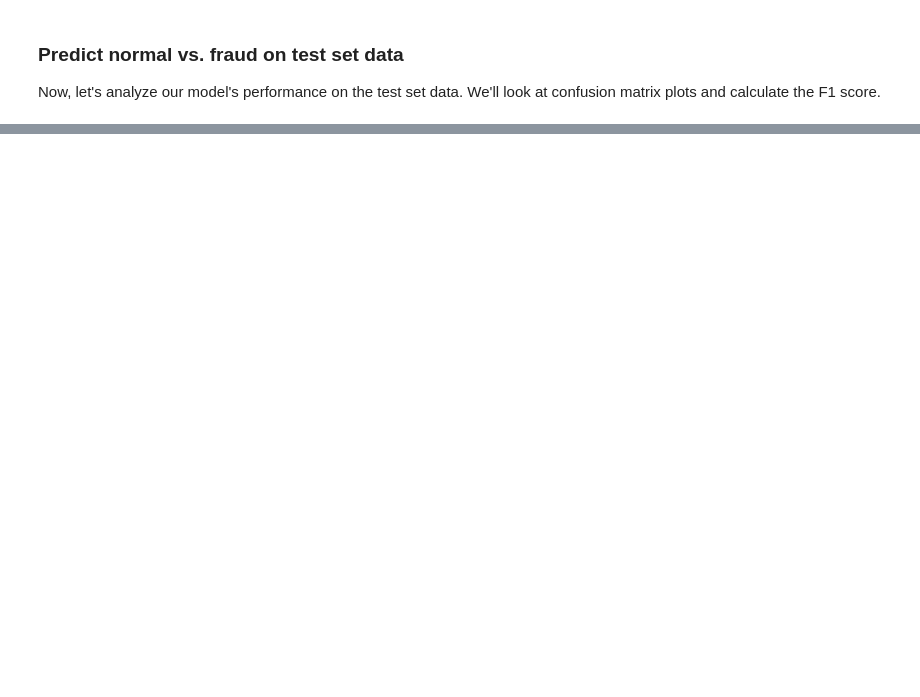
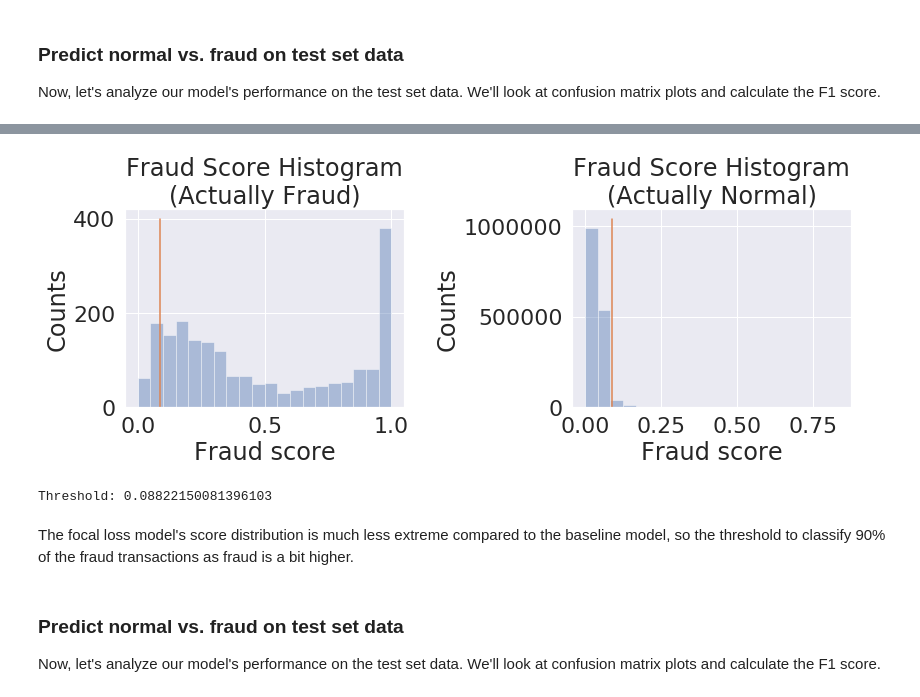
Before and after one commit to sheromon/Focal_Loss_Keras, a Jupyter notebook: src/keras_base_line.ipynb, the cells around one changed output, grey strips where cells are left out. Drawn from its saved outputs; the diff is of its cells as text; code cells hidden in the pictures; blank space fills up the shorter version.

```diff
--- a/src/keras_base_line.ipynb
+++ b/src/keras_base_line.ipynb
@@ -222,0 +266,6 @@ Total misclassified samples: 78384
+# %%
+model = get_classification_model()
+model.compile(loss=focal_loss(gamma=2.5, alpha=0.4),
+              optimizer='nadam',
+              metrics=['accuracy'])
+model.summary()
@@ -222,0 +290,2 @@ Total misclassified samples: 78384
+# %%
+model.fit(X_train, y_train, epochs=3, batch_size=1000)
@@ -222,0 +308,14 @@ Total misclassified samples: 78384
+# %%
+y_val_labels = np.argmax(y_val, axis=1)
+y_pred_val = model.predict(X_val, batch_size=1000)
+# %%
+threshold = choose_fraud_threshold(y_pred_val, y_val)
+print("Threshold:", threshold)
+# %% [output]
+[figure, added]
+Threshold: 0.08822150081396103
+# %% [markdown]
+The focal loss model's score distribution is much less extreme compared to the baseline model, so the threshold to classify 90% of the fraud transactions as fraud is a bit higher.
+# %% [markdown]
+### Predict normal vs. fraud on test set data
+Now, let's analyze our model's performance on the test set data. We'll look at confusion matrix plots and calculate the F1 score.
```
Also changed, not shown: parts of 31 cells of this notebook, 1 other file.
